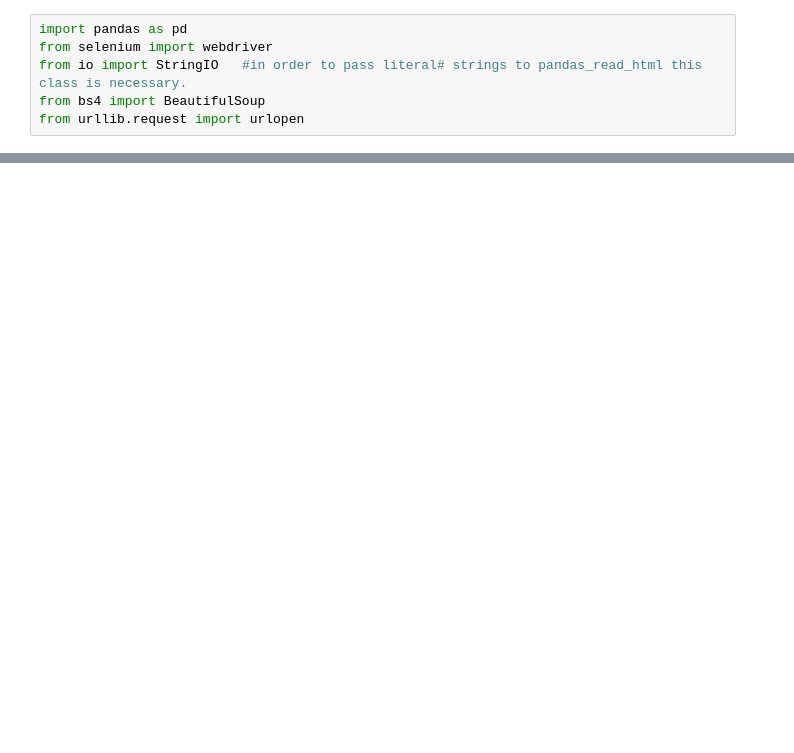
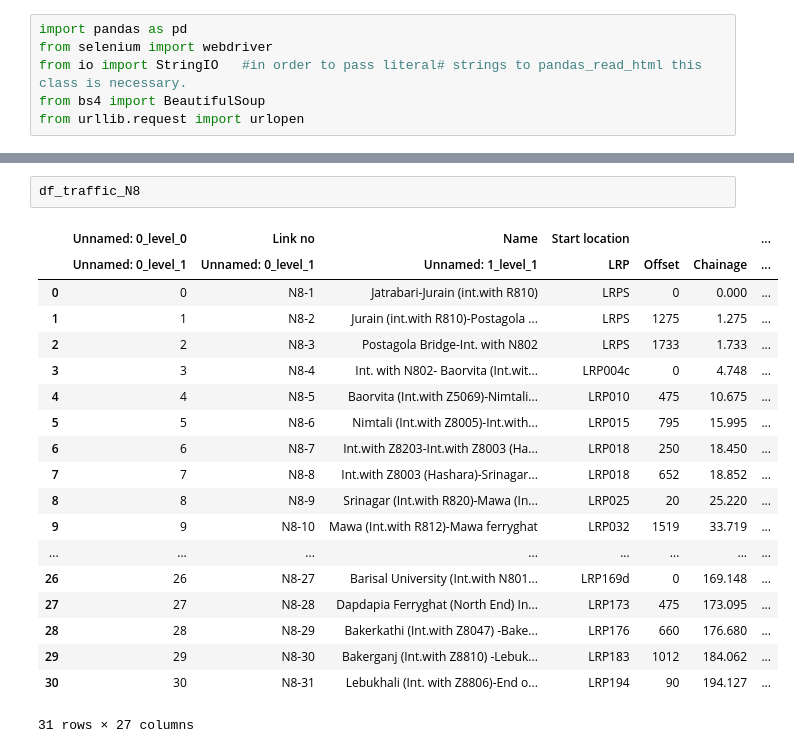
Before and after one commit to mlmoleman/EPA133A-G07-A4, a Jupyter notebook: data/traffic_flows.ipynb, the cells around one changed output, grey strips where cells are left out. Drawn from its saved outputs; the diff is of its cells as text; blank space fills up the shorter version.

```diff
--- a/data/traffic_flows.ipynb
+++ b/data/traffic_flows.ipynb
@@ -54,0 +114,22 @@ tables[3]
+# %%
+df_traffic_N8
+# %% [output]
+|  | Unnamed: 0_level_0 | Link no | Name | Start location |  |  | ... |
+|  | Unnamed: 0_level_1 | Unnamed: 0_level_1 | Unnamed: 1_level_1 | LRP | Offset | Chainage | ... |
+| 0 | 0 | N8-1 | Jatrabari-Jurain (int.with R810) | LRPS | 0 | 0.000 | ... |
+| 1 | 1 | N8-2 | Jurain (int.with R810)-Postagola ... | LRPS | 1275 | 1.275 | ... |
+| 2 | 2 | N8-3 | Postagola Bridge-Int. with N802 | LRPS | 1733 | 1.733 | ... |
+| 3 | 3 | N8-4 | Int. with N802- Baorvita (Int.wit... | LRP004c | 0 | 4.748 | ... |
+| 4 | 4 | N8-5 | Baorvita (Int.with Z5069)-Nimtali... | LRP010 | 475 | 10.675 | ... |
+| 5 | 5 | N8-6 | Nimtali (Int.with Z8005)-Int.with... | LRP015 | 795 | 15.995 | ... |
+| 6 | 6 | N8-7 | Int.with Z8203-Int.with Z8003 (Ha... | LRP018 | 250 | 18.450 | ... |
+| 7 | 7 | N8-8 | Int.with Z8003 (Hashara)-Srinagar... | LRP018 | 652 | 18.852 | ... |
+| 8 | 8 | N8-9 | Srinagar (Int.with R820)-Mawa (In... | LRP025 | 20 | 25.220 | ... |
+| 9 | 9 | N8-10 | Mawa (Int.with R812)-Mawa ferryghat | LRP032 | 1519 | 33.719 | ... |
+| ... | ... | ... | ... | ... | ... | ... | ... |
+| 26 | 26 | N8-27 | Barisal University (Int.with N801... | LRP169d | 0 | 169.148 | ... |
+| 27 | 27 | N8-28 | Dapdapia Ferryghat (North End) In... | LRP173 | 475 | 173.095 | ... |
+| 28 | 28 | N8-29 | Bakerkathi (Int.with Z8047) -Bake... | LRP176 | 660 | 176.680 | ... |
+| 29 | 29 | N8-30 | Bakerganj (Int.with Z8810) -Lebuk... | LRP183 | 1012 | 184.062 | ... |
+| 30 | 30 | N8-31 | Lebukhali (Int. with Z8806)-End o... | LRP194 | 90 | 194.127 | ... |
+31 rows × 27 columns
```
Also changed, not shown: parts of 26 cells of this notebook, 19 other files.
